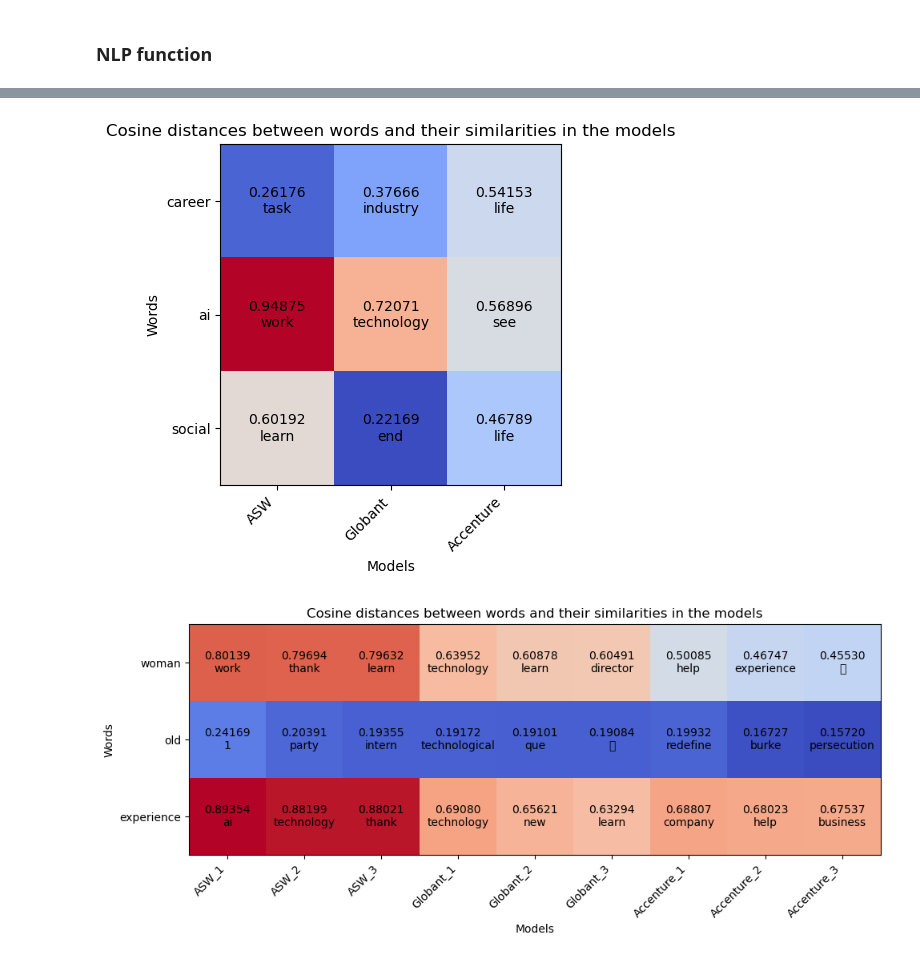
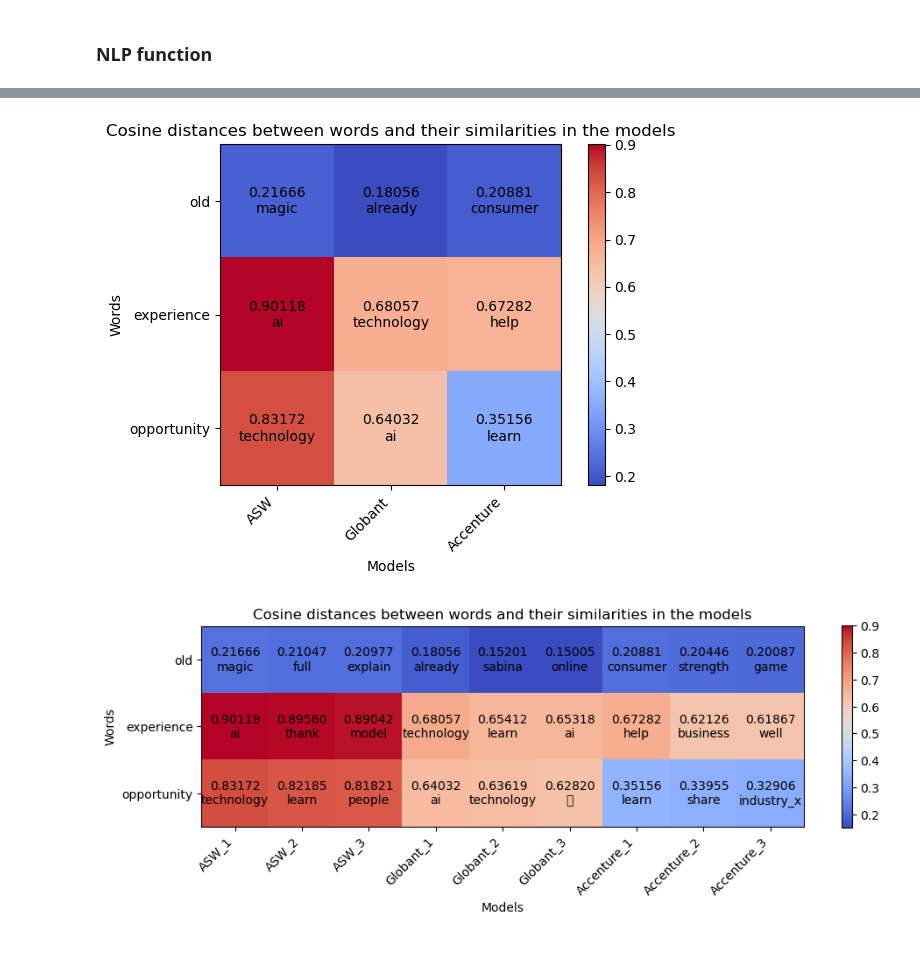
Before and after one commit to williamasesoftware/Research_bias, a Jupyter notebook: Competitors/BIAS_companies_comparation.ipynb, the cells around one changed output, grey strips where cells are left out. Saved outputs shown, nothing was run; the diff lists cells and outputs as text; code cells hidden in the pictures.

```diff
--- a/Competitors/BIAS_companies_comparation.ipynb
+++ b/Competitors/BIAS_companies_comparation.ipynb
@@ -132,9 +140,8 @@ import matplotlib.pyplot as plt
 import warnings
 warnings.filterwarnings("ignore")
 
-palabras = ["career","ai","social"]
+palabras = ['old', "experience", 'opportunity']
 
-# Obtener las palabras similares y distancias coseno para cada modelo
 ASW_similares = [ASW_model.wv.most_similar(p, topn=1) for p in palabras]
 ASW_distancias = np.array([[s[1] for s in sim] for sim in ASW_similares])
 ASW_palabras = np.array([[s[0] for s in sim] for sim in ASW_similares])
@@ -147,37 +154,34 @@ Accenture_similares = [Accenture_model.wv.most_similar(p, topn=1) for p in palab
 Accenture_distancias = np.array([[s[1] for s in sim] for sim in Accenture_similares])
 Accenture_palabras = np.array([[s[0] for s in sim] for sim in Accenture_similares])
 
-# Crear una matriz de distancias coseno combinando los tres modelos
 distancias_coseno = np.concatenate((ASW_distancias, Globant_distancias, Accenture_distancias), axis=1)
 palabras_similares = np.concatenate((ASW_palabras, Globant_palabras, Accenture_palabras), axis=1)
 
-# Crear la figura y el gráfico de calor
 fig, ax = plt.subplots()
 im = ax.imshow(distancias_coseno, cmap="coolwarm")
 
-# Agregar etiquetas de fila y columna
 ax.set_xticks(np.arange(len(palabras)))
 ax.set_yticks(np.arange(len(palabras)))
 ax.set_xticklabels(["ASW"] + ["Globant"] + ["Accenture"])
 ax.set_yticklabels(palabras)
 
-# Rotar las etiquetas del eje x
 plt.xticks(rotation=45, ha="right")
 
-# Agregar valores en las celdas
 for i in range(len(palabras)):
     for j in range(len(palabras)):
         text = ax.text(j, i, "{:.5f}\n{}".format(distancias_coseno[i, j], palabras_similares[i, j]),
                        ha="center", va="center", color="black")
 
-# Agregar título y mostrar el gráfico
 plt.title("Cosine distances between words and their similarities in the models")
 plt.xlabel("Models")
 plt.ylabel("Words")
+
+cbar = ax.figure.colorbar(im, ax=ax)
+
 plt.tight_layout()
 plt.show()
 # %% [output]
-[figure, old version]
+[figure, new version]
 # %%
 import numpy as np
 import matplotlib.pyplot as plt
@@ -185,50 +189,44 @@ import matplotlib.pyplot as plt
 import warnings
 warnings.filterwarnings("ignore")
 
-palabras = ['woman', "old", 'experience']
+palabras = ['old', "experience", 'opportunity']
 
 def obtener_similares(modelo, palabras, topn=3):
-    """Obtiene las palabras similares y distancias coseno para un modelo y una lista de palabras."""
     similares = [modelo.wv.most_similar(p, topn=topn) for p in palabras]
     distancias = np.array([[s[1] for s in sim] for sim in similares])
     palabras_similares = np.array([[s[0] for s in sim] for sim in similares])
     return distancias, palabras_similares
 
 ASW_distancias, ASW_palabras = obtener_similares(ASW_model, palabras)
 Globant_distancias, Globant_palabras = obtener_similares(Globant_model, palabras)
 Accenture_distancias, Accenture_palabras = obtener_similares(Accenture_model, palabras)
 
-# Crear una matriz de distancias coseno combinando los tres modelos
 distancias_coseno = np.concatenate((ASW_distancias, Globant_distancias, Accenture_distancias), axis=1)
 palabras_similares = np.concatenate((ASW_palabras, Globant_palabras, Accenture_palabras), axis=1)
 
-# Crear la figura y el gráfico de calor
 fig, ax = plt.subplots(figsize=(10, 8), dpi=100)
 im = ax.imshow(distancias_coseno, cmap="coolwarm")
 
-# Agregar etiquetas de fila y columna
 ax.set_xticks(np.arange(len(palabras) * 3))
 ax.set_yticks(np.arange(len(palabras)))
 ax.set_xticklabels(["ASW_1", "ASW_2", "ASW_3", "Globant_1", "Globant_2", "Globant_3", "Accenture_1", "Accenture_2", "Accenture_3"])
 ax.set_yticklabels(palabras)
 
-# Rotar las etiquetas del eje x
 plt.xticks(rotation=45, ha="right")
 
-# Agregar valores en las celdas
 for i in range(len(palabras)):
     for j in range(len(palabras) * 3):
         text = ax.text(j, i, "{:.5f}\n{}".format(distancias_coseno[i, j], palabras_similares[i, j]),
                        ha="center", va="center", color="black")
 
-# Agregar título y mostrar el gráfico
 plt.title("Cosine distances between words and their similarities in the models")
 plt.xlabel("Models")
 plt.ylabel("Words")
+cbar = fig.colorbar(im, shrink=0.3)
 plt.tight_layout()
 plt.show()
 # %% [output]
-[figure, old version]
+[figure, new version]
 # %%
 word_to_analyze_companies("woman",ASW_model,Globant_model,Accenture_model)
 # %% [output]
```
Also changed, not shown: parts of 35 cells of this notebook, 3 other files.
